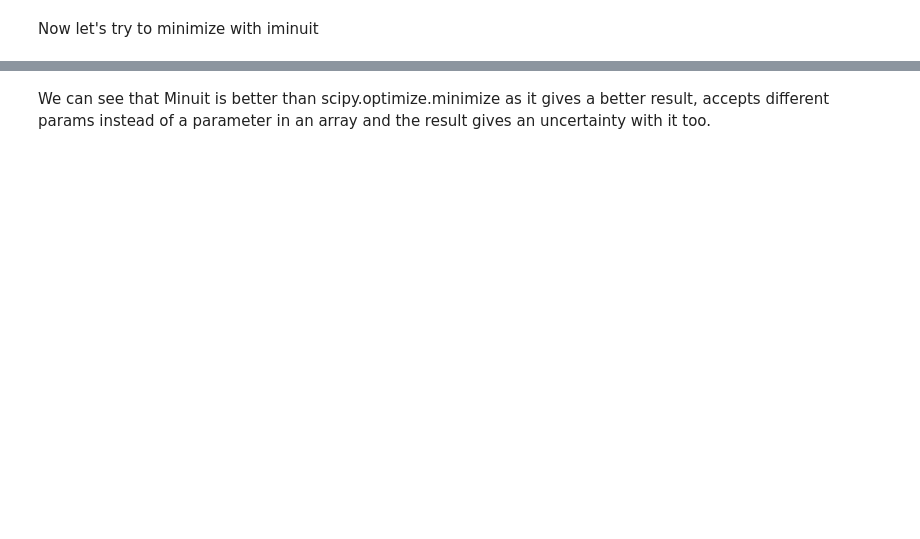
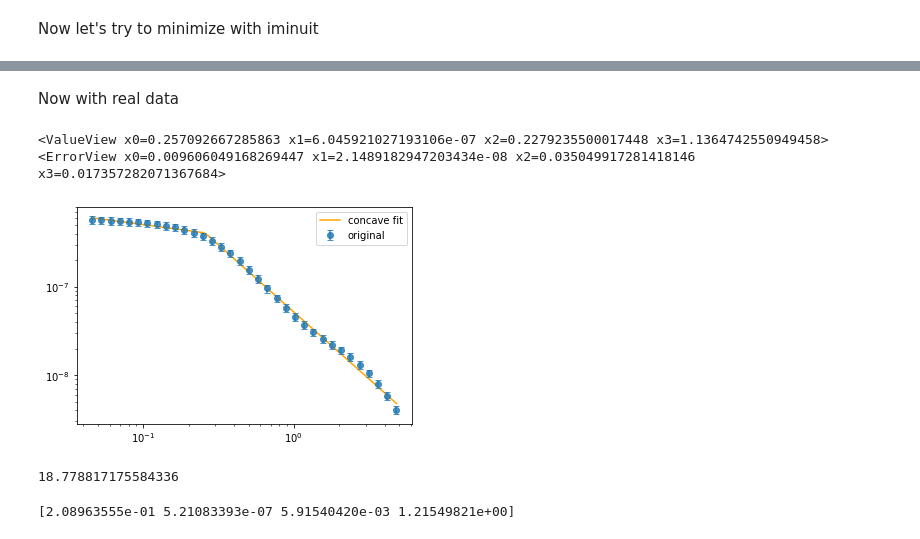
Before and after one commit to R-Grau/EBLpy, a Jupyter notebook: Broken_power_law.ipynb, the cells around one changed output, grey strips where cells are left out. Cells and saved outputs as stored; diff of their text form; code cells hidden in the pictures; blank space fills up the shorter version.

```diff
--- a/Broken_power_law.ipynb
+++ b/Broken_power_law.ipynb
@@ -115,2 +118,61 @@ plt.hlines(0, xmin=min(E_test), xmax=max(E_test), color = 'black')
-# %% [markdown]
-We can see that Minuit is better than scipy.optimize.minimize as it gives a better result, accepts different params instead of a parameter in an array and the result gives an uncertainty with it too.
+# %% [markdown]
+Now with real data
+# %%
+file = np.loadtxt('tau_dominguez11.out')
+
+pdfile = pd.DataFrame(file)
+pdfile = pdfile.rename(columns={ 0 : 'E [TeV]', 1: 'tau z=0.01', 2: 'tau z=0.02526316', 3: 'tau z=0.04052632', 4: 'tau z=0.05578947', 5: 'tau z=0.07105263', 6: 'tau z=0.08631579', 7: 'tau z=0.10157895', 8: 'tau z=0.11684211', 9: 'tau z=0.13210526', 10: 'tau z=0.14736842', 11: 'tau z=0.16263158', 12: 'tau z=0.17789474', 13: 'tau z=0.19315789', 14: 'tau z=0.20842105'})
+
+E = pdfile['E [TeV]'].to_numpy()
+tau = pdfile['tau z=0.20842105'].to_numpy()
+logE = np.log10(E)
+
+K =  8.70e-6 #m−2  s−1  TeV−1
+dNdE = K / ((E/0.25)**2.03)
+m_tau = -tau
+dNdEa = dNdE * np.exp(m_tau)
+SED = np.square(E) * dNdEa
+SED_u = SED * 0.1
+# %%
+xdata = E[3:37]
+ydata = SED[3:37]
+ydata_u = SED_u[3:37]
+initial_guess = np.array([0.3, 0, 0, 2]) #E1, fl_0, lam1, sqrtdelta_lam12
+# %%
+br_po_lw_chsq.errordef = Minuit.LIKELIHOOD
+
+m = Minuit(br_po_lw_chsq, initial_guess)
+
+m.migrad()
+print(m.values)
+
+m.hesse()
+print(m.errors)
+# %% [output]
+<ValueView x0=0.257092667285863 x1=6.045921027193106e-07 x2=0.2279235500017448 x3=1.1364742550949458>
+<ErrorView x0=0.009606049168269447 x1=2.1489182947203434e-08 x2=0.035049917281418146 x3=0.017357282071367684>
+# %%
+Egam = np.linspace(E[3],E[36], 300)
+
+plt.plot(Egam, br_po_lw(Egam, m.values[0], m.values[1], m.values[2], m.values[3]), label='concave fit', color = 'orange')
+plt.errorbar(xdata, ydata, label='original',yerr = ydata_u, capsize=3, fmt='o', alpha=0.8)
+plt.xscale('log')
+plt.yscale('log')
+plt.legend()
+plt.show()
+# %% [output]
+[figure, added]
+# %%
+chisqtest = chisq(ydata, SED_fit, ydata_u)
+print(chisqtest)
+# %% [output]
+18.778817175584336
+# %%
+result = optimize.minimize(br_po_lw_chsq, initial_guess, method = 'Nelder-Mead')
+if result.success:
+    fitted_params = result.x
+    print(fitted_params)
+else:
+    raise ValueError(result.message)
+# %% [output]
+[2.08963555e-01 5.21083393e-07 5.91540420e-03 1.21549821e+00]
```
Also changed, not shown: parts of 11 cells of this notebook.
